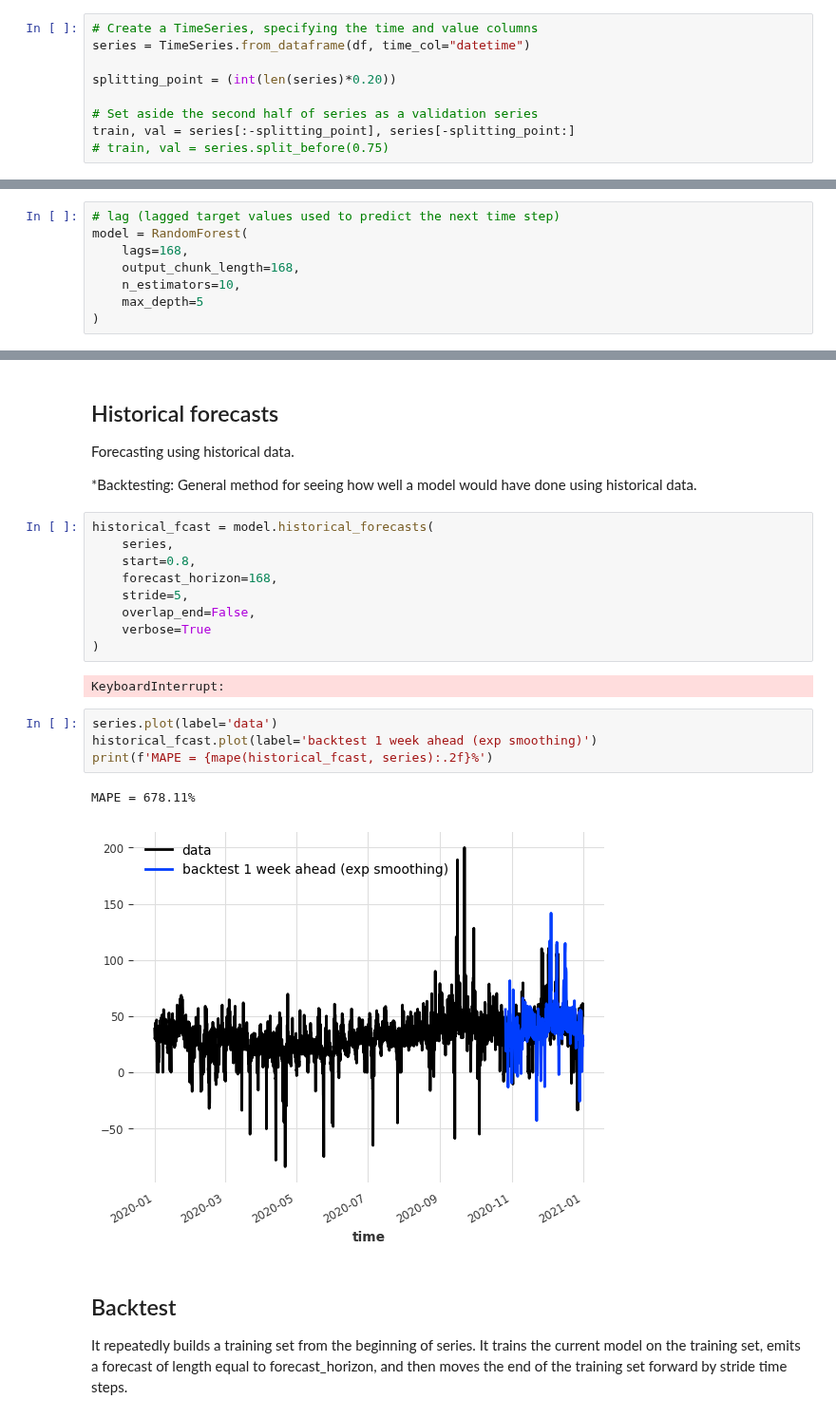
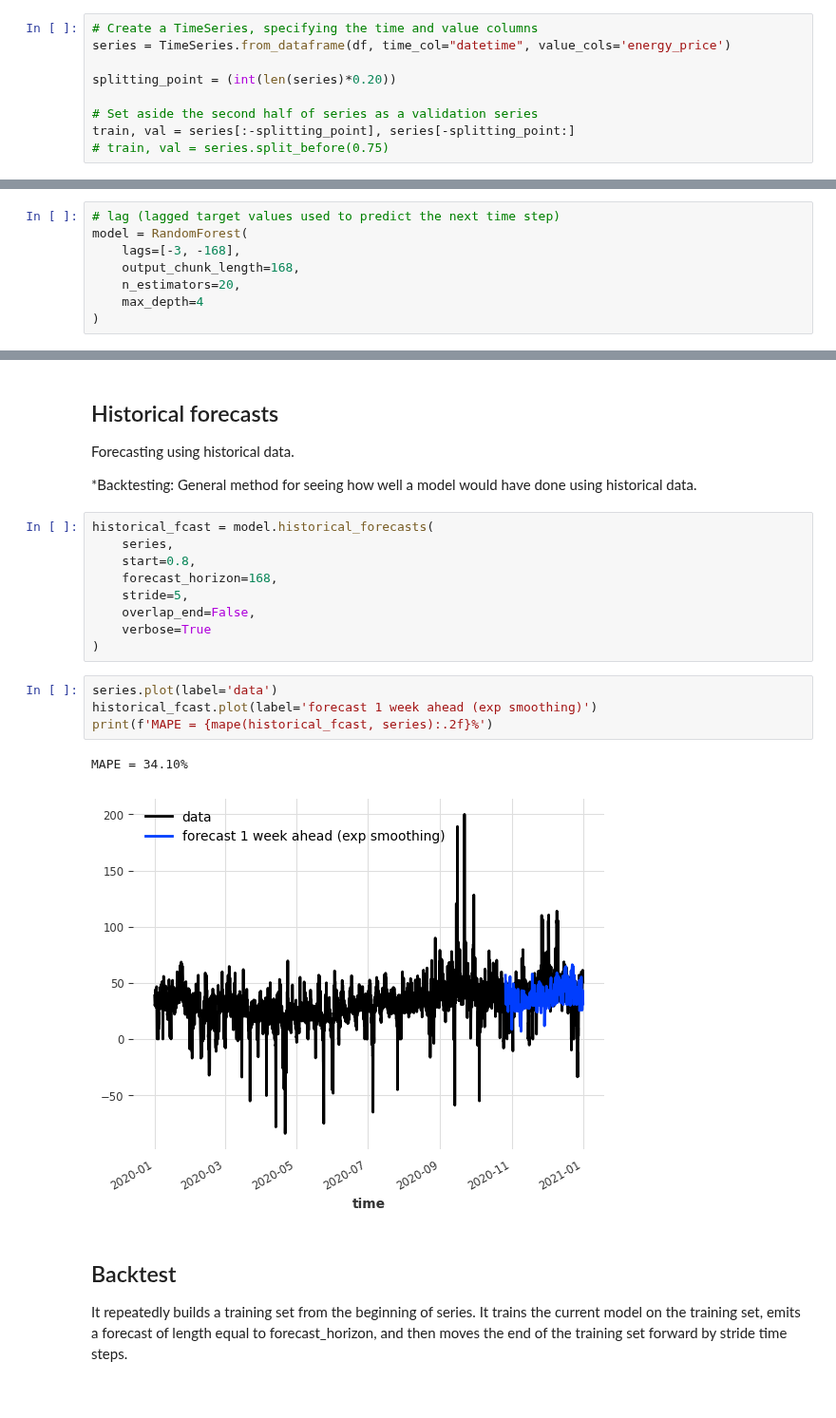
Before and after one commit to M-123-456/team-6-energy-costs, a Jupyter notebook: analysis/time_series_analysis/forecasting_models/random_forest.ipynb, the cells around one changed output, grey strips where cells are left out. Shown at 95% size. Drawn from its saved outputs; the diff is of its cells as text.

```diff
--- a/analysis/time_series_analysis/forecasting_models/random_forest.ipynb
+++ b/analysis/time_series_analysis/forecasting_models/random_forest.ipynb
@@ -13,7 +13,7 @@ df = pd.read_csv('../../../data/prepared/df_energy_climate_2020.csv')
 df = df.drop(['date', 'day_of_week', 'time', 'month'], axis=1)
 # %%
 # Create a TimeSeries, specifying the time and value columns
-series = TimeSeries.from_dataframe(df, time_col="datetime")
+series = TimeSeries.from_dataframe(df, time_col="datetime", value_cols='energy_price')
 
 splitting_point = (int(len(series)*0.20))
 
@@ -28,10 +28,10 @@ val.plot()
 # %%
 # lag (lagged target values used to predict the next time step)
 model = RandomForest(
-    lags=168,
+    lags=[-3, -168],
     output_chunk_length=168,
-    n_estimators=10,
-    max_depth=5
+    n_estimators=20,
+    max_depth=4
 )
 # %%
 model.fit(train)
@@ -56,15 +61,13 @@ historical_fcast = model.historical_forecasts(
     overlap_end=False,
     verbose=True
 )
-# %% [output]
-KeyboardInterrupt:
 # %%
 series.plot(label='data')
-historical_fcast.plot(label='backtest 1 week ahead (exp smoothing)')
+historical_fcast.plot(label='forecast 1 week ahead (exp smoothing)')
 print(f'MAPE = {mape(historical_fcast, series):.2f}%')
 # %% [output]
-MAPE = 678.11%
+MAPE = 34.10%
-[figure, old version]
+[figure, new version]
 # %% [markdown]
 ## Backtest
 It repeatedly builds a training set from the beginning of series. It trains the current model on the training set, emits a forecast of length equal to forecast_horizon, and then moves the end of the training set forward by stride time steps.
```
Also changed, not shown: parts of 9 cells of this notebook, 12 other files.
